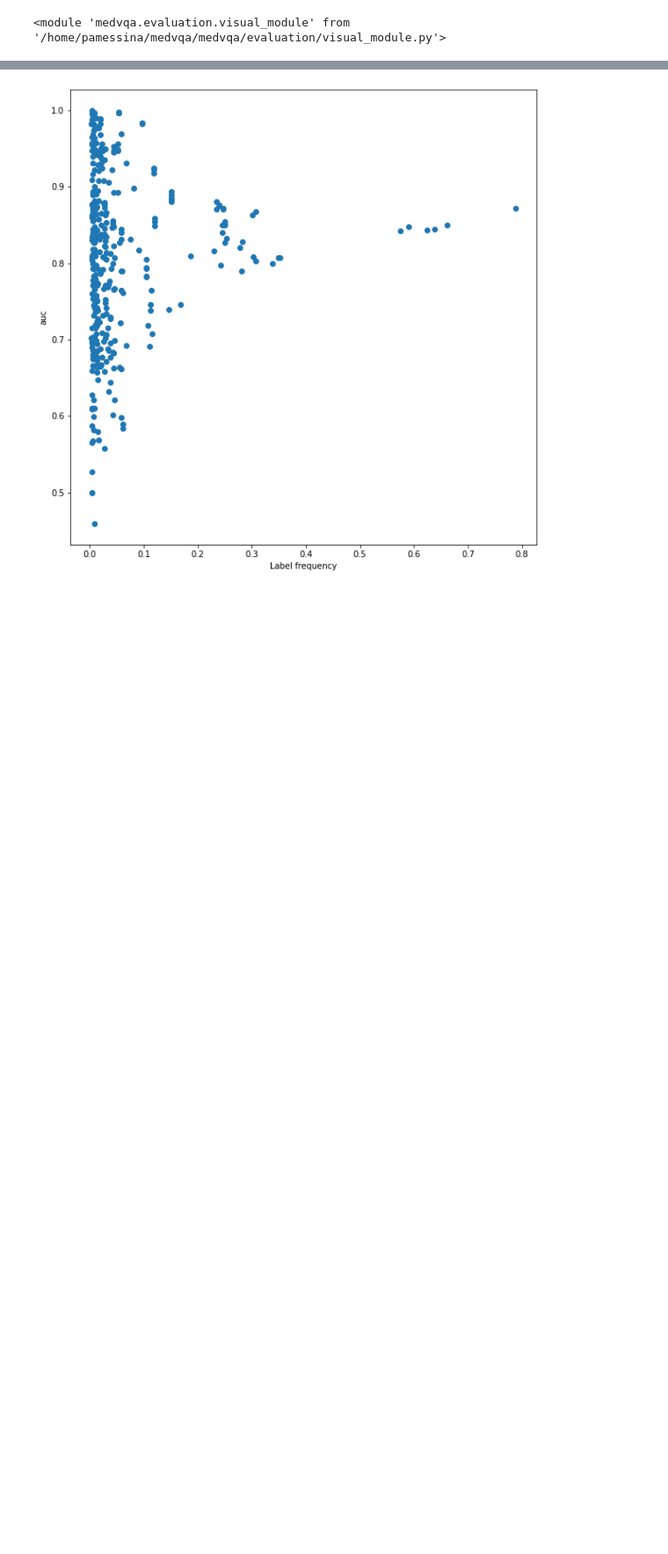
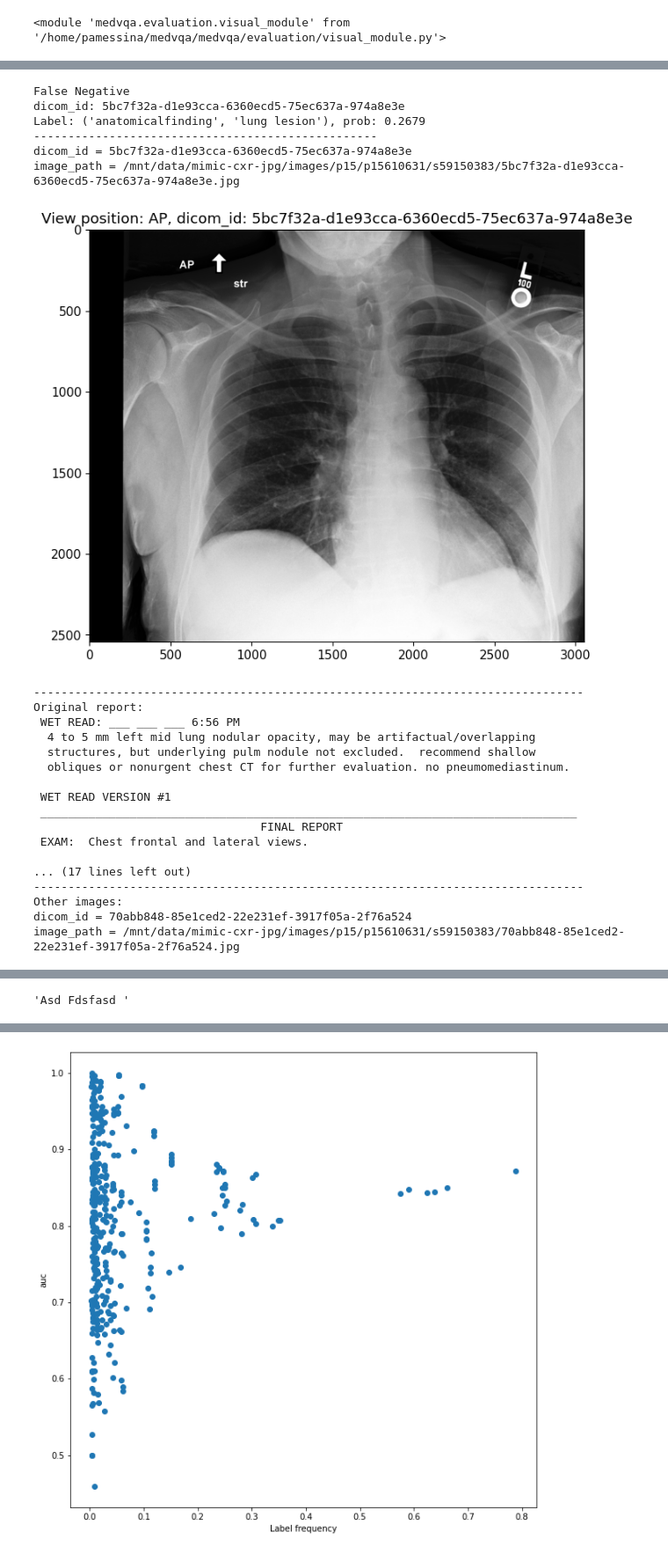
Before and after one commit to PabloMessina/MedVQA, a Jupyter notebook: medvqa/notebooks/Chest ImaGenome MLC Error Analysis.ipynb, the cells around one changed output, grey strips where cells are left out. Shown at 88% size. Cells and saved outputs as stored; diff of their text form; code cells hidden in the pictures; blank space fills up the shorter version.

```diff
--- a/medvqa/notebooks/Chest ImaGenome MLC Error Analysis.ipynb
+++ b/medvqa/notebooks/Chest ImaGenome MLC Error Analysis.ipynb
@@ -67,0 +127,28 @@ p: 0.4660, r: 0.7177, f1: 0.5651, roc_auc: 0.8021, pr_auc: 0.5026
+# %%
+mlc_visualizer.plot_false_negative_example_for_label(
+    ('anatomicalfinding', 'lung lesion'), show_scene_graph=False)
+# %% [output]
+False Negative
+dicom_id: 5bc7f32a-d1e93cca-6360ecd5-75ec637a-974a8e3e
+Label: ('anatomicalfinding', 'lung lesion'), prob: 0.2679
+--------------------------------------------------
+dicom_id = 5bc7f32a-d1e93cca-6360ecd5-75ec637a-974a8e3e
+image_path = /mnt/data/mimic-cxr-jpg/images/p15/p15610631/s59150383/5bc7f32a-d1e93cca-6360ecd5-75ec637a-974a8e3e.jpg
+[figure, added]
+--------------------------------------------------------------------------------
+Original report:
+ WET READ: ___ ___ ___ 6:56 PM
+  4 to 5 mm left mid lung nodular opacity, may be artifactual/overlapping
+  structures, but underlying pulm nodule not excluded.  recommend shallow
+  obliques or nonurgent chest CT for further evaluation. no pneumomediastinum.
+
+ WET READ VERSION #1
+ ______________________________________________________________________________
+                                 FINAL REPORT
+ EXAM:  Chest frontal and lateral views.
+
+... (17 lines left out)
+--------------------------------------------------------------------------------
+Other images:
+dicom_id = 70abb848-85e1ced2-22e231ef-3917f05a-2f76a524
+image_path = /mnt/data/mimic-cxr-jpg/images/p15/p15610631/s59150383/70abb848-85e1ced2-22e231ef-3917f05a-2f76a524.jpg
@@ -67,0 +160,4 @@ p: 0.4660, r: 0.7177, f1: 0.5651, roc_auc: 0.8021, pr_auc: 0.5026
+# %%
+"asd fdsfasd ".title()
+# %% [output]
+'Asd Fdsfasd '
```
Also changed, not shown: parts of 32 cells of this notebook, 19 other files.
